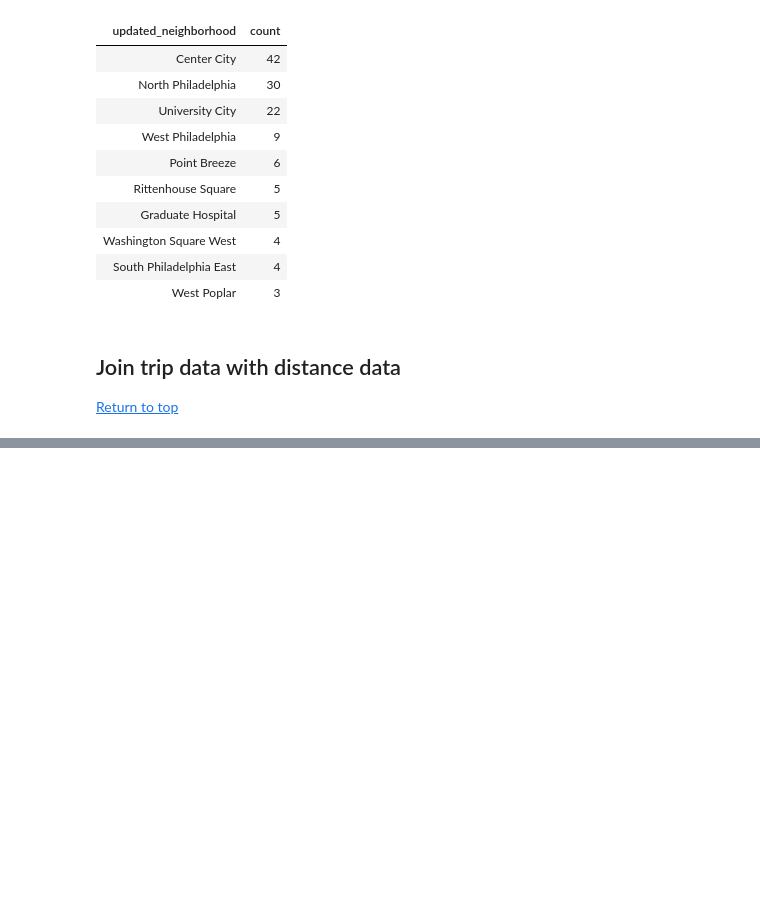
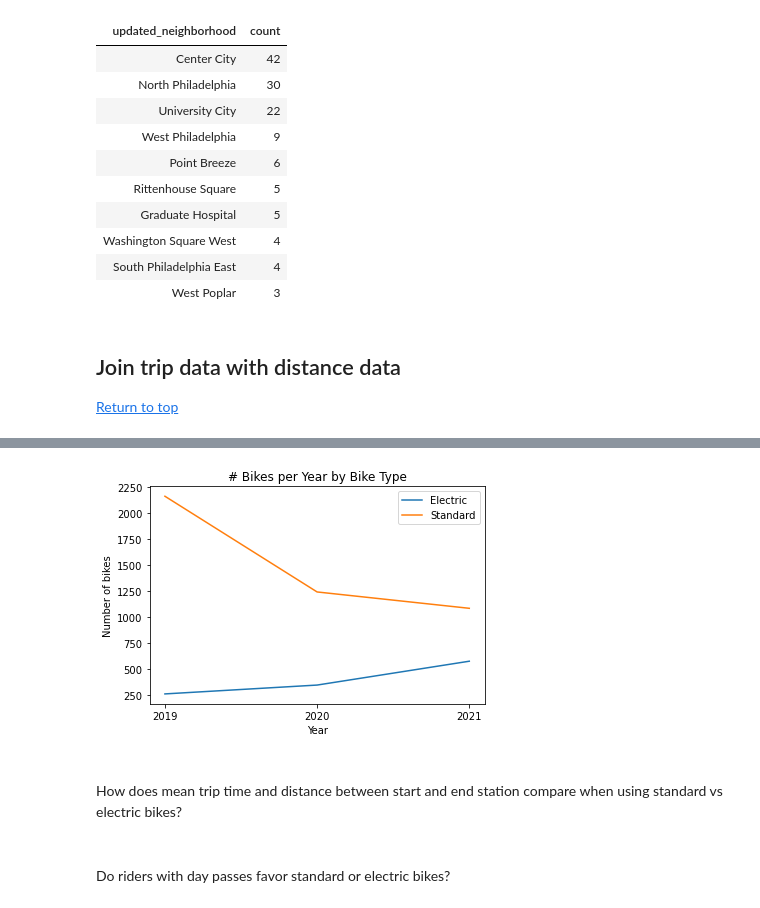
Before and after one commit to MichaelStinson/Indego-City-Bikes-with-Google-Maps-API, a Jupyter notebook: Part 3 Indego Data Analysis with SQL.ipynb, the cells around one changed output, grey strips where cells are left out. Saved outputs shown, nothing was run; the diff lists cells and outputs as text; code cells hidden in the pictures; blank space fills up the shorter version.

```diff
--- a/Part 3 Indego Data Analysis with SQL.ipynb
+++ b/Part 3 Indego Data Analysis with SQL.ipynb
@@ -247,0 +481,15 @@ Done.
+# %%
+plt.title("# Bikes per Year by Bike Type")
+plt.xlabel("Year")
+plt.ylabel("Number of bikes")
+plt.plot(summary_bike_type['year'].unique(), summary_bike_type.loc[summary_bike_type['bike_type'] == 'electric', 'num_bikes'], label="Electric")
+plt.plot(summary_bike_type['year'].unique(), summary_bike_type.loc[summary_bike_type['bike_type'] == 'standard', 'num_bikes'], label="Standard")
+
+plt.legend()
+plt.show()
+# %% [output]
+[figure, added]
+# %% [markdown]
+<br>How does mean trip time and distance between start and end station compare when using standard vs electric bikes?
+# %% [markdown]
+<br>Do riders with day passes favor standard or electric bikes?
```
Also changed, not shown: parts of 19 cells of this notebook, 2 other files.
